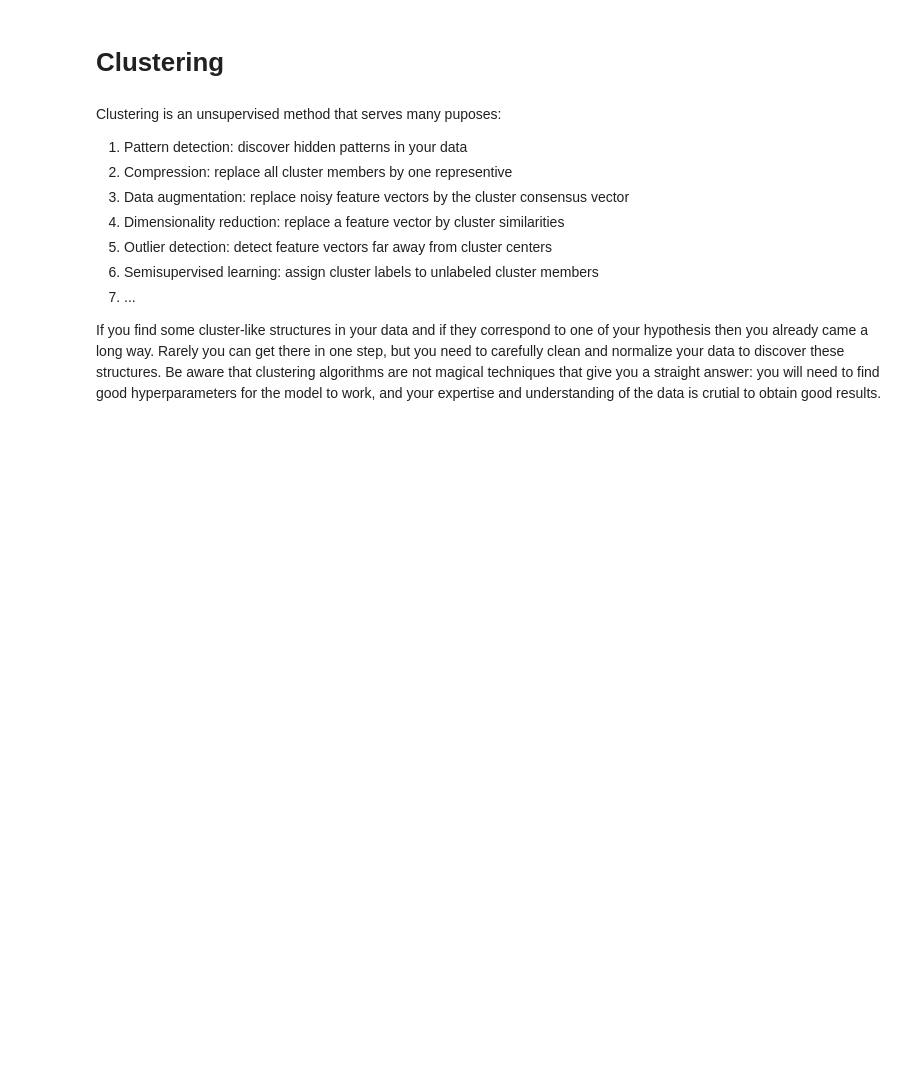
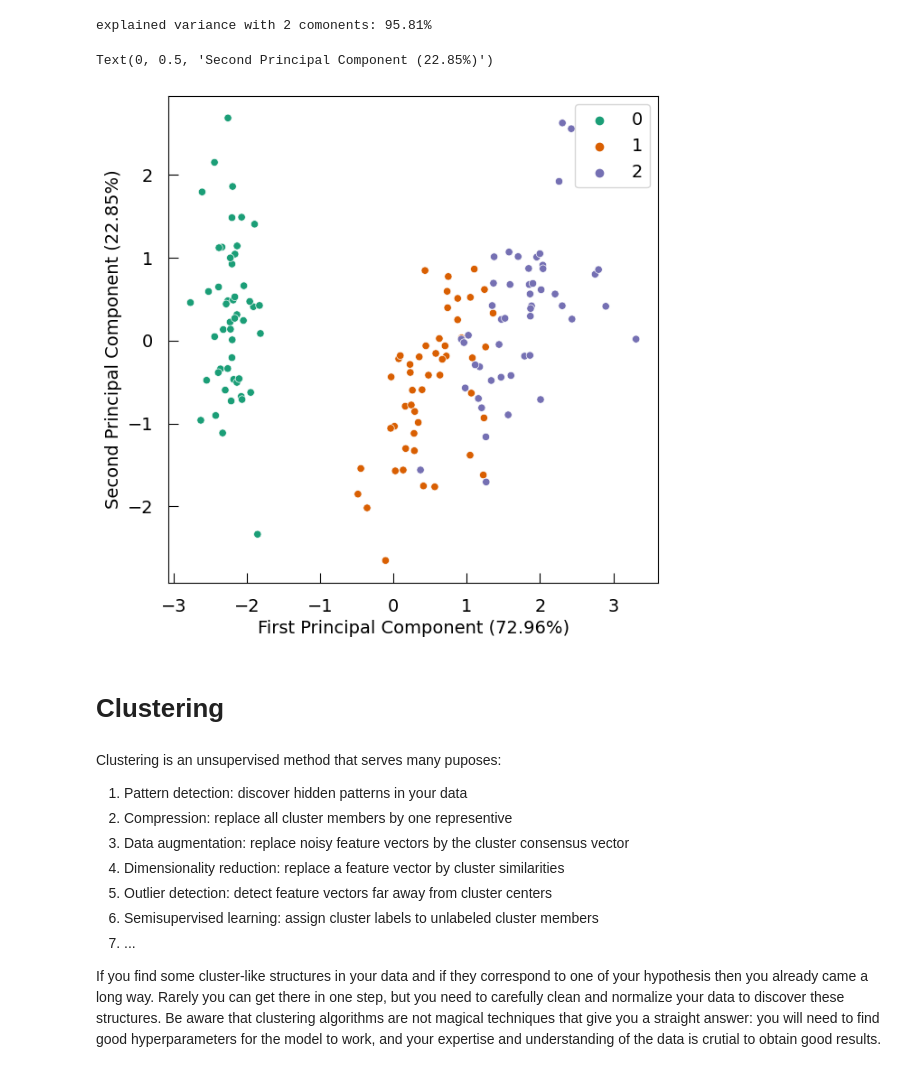
Before and after one commit to sib-swiss/intro-machine-learning-training, a Jupyter notebook: python_notebooks/Chapter_2_unsupervised_learning.ipynb, the cells around one changed output. Cells and saved outputs as stored; diff of their text form; code cells hidden in the pictures; blank space fills up the shorter version.

```diff
--- a/python_notebooks/Chapter_2_unsupervised_learning.ipynb
+++ b/python_notebooks/Chapter_2_unsupervised_learning.ipynb
@@ -12,7 +12,7 @@ from IPython.display import Image
 %matplotlib inline
 
 import matplotlib.pylab as pylab
-pylab.rcParams['figure.figsize'] = 10, 10
+pylab.rcParams['figure.figsize'] = 7, 7
 plt.rc("font", size=14)
 
 
@@ -87,0 +101,10 @@ X_im_scaled = scaler.fit_transform(X_im_num)
+# %%
+from sklearn.datasets import load_iris
+from sklearn.decomposition import PCA
+from sklearn.preprocessing import StandardScaler
+
+iris = load_iris()
+
+X_iris = pd.DataFrame(iris['data'],columns=iris['feature_names'])
+
+X_iris.head()
@@ -88,3 +118,19 @@ X_im_scaled = scaler.fit_transform(X_im_num)
+# %%
+
+X_iris_scaled = StandardScaler().fit_transform( X_iris )
+
+pca = PCA(n_components=2) #create an empty PCA object
+X_iris_pca = pca.fit_transform(X_iris_scaled)
+
+
+print("explained variance with 2 comonents: {:.2f}%".format(100* sum(pca.explained_variance_ratio_) ) )
+sns.scatterplot(x=X_iris_pca[:,0],y=X_iris_pca[:,1],hue = iris['target'] , palette = ['#1b9e77','#d95f02','#7570b3'])
+plt.xlabel('First Principal Component ({0:.2f}%)'.format(pca.explained_variance_ratio_[0]*100))
+plt.ylabel('Second Principal Component ({0:.2f}%)'.format(pca.explained_variance_ratio_[1]*100))
+# %% [output]
+explained variance with 2 comonents: 95.81%
+Text(0, 0.5, 'Second Principal Component (22.85%)')
+[figure, added]
 # %% [markdown]
 # Clustering <a class="anchor" id="fifth-bullet"></a>
 # %% [markdown]
```
Also changed, not shown: parts of 98 cells of this notebook, 4 other files.
